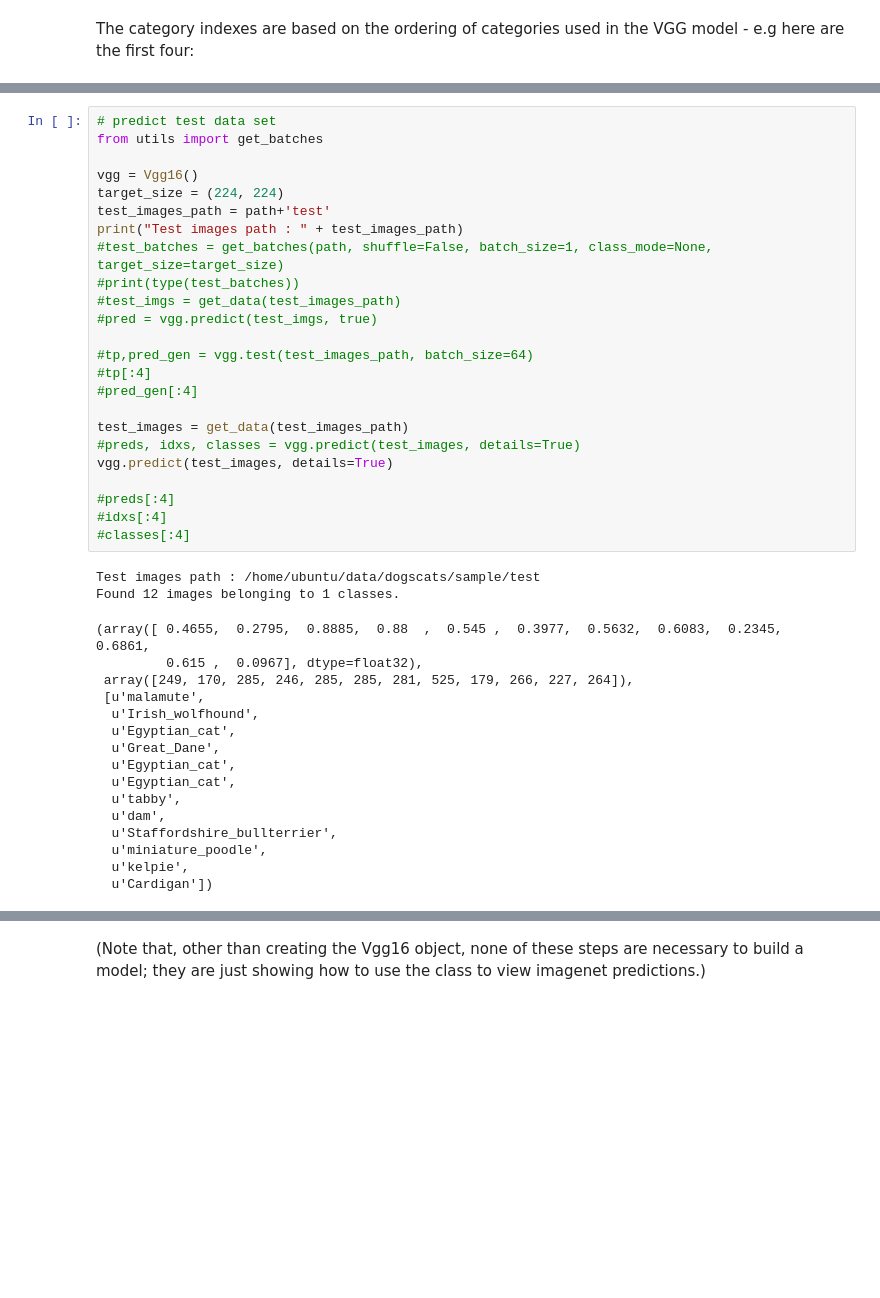
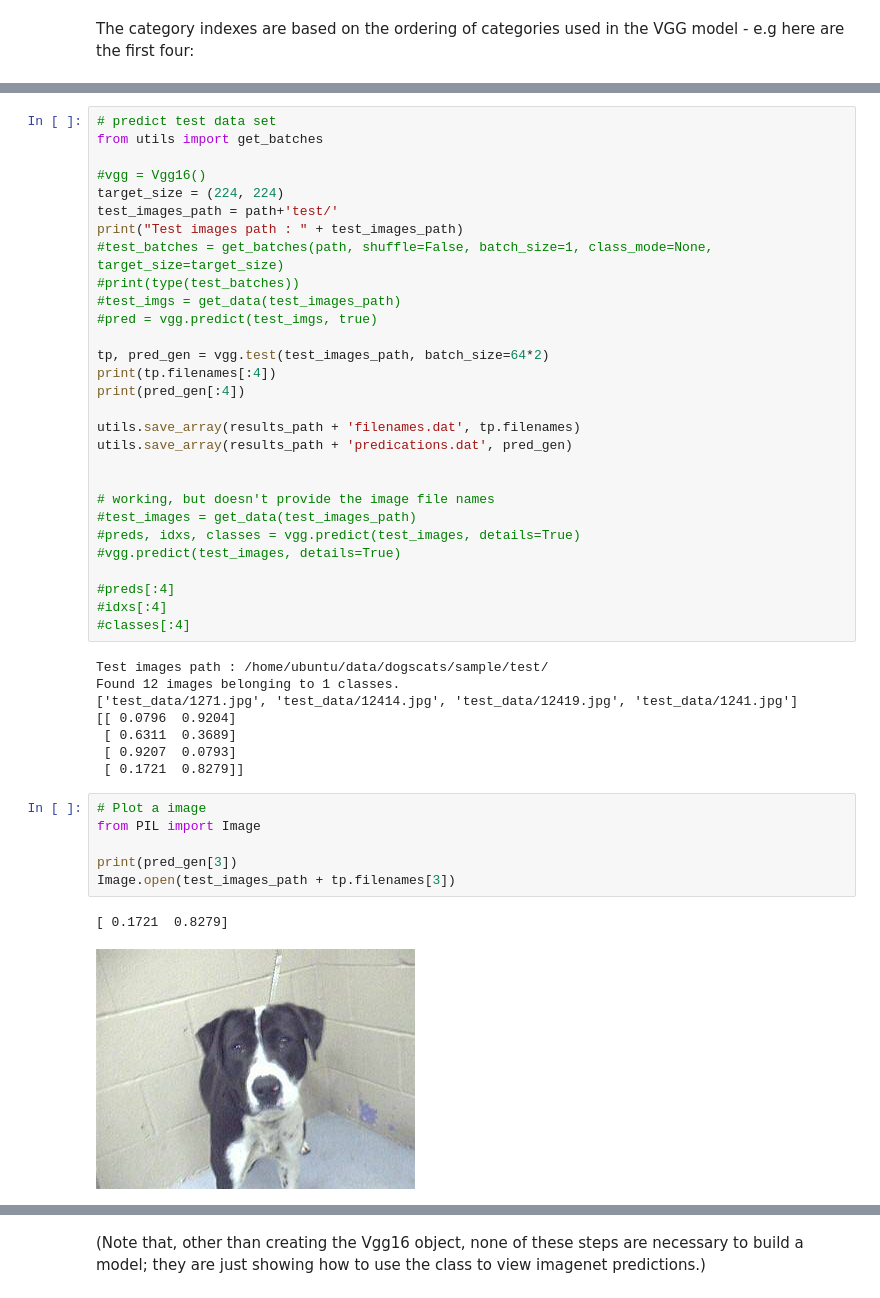
Before and after one commit to synaplasticity/DL, a Jupyter notebook: deeplearning1/nbs/catsVsdogs_CNN.ipynb, the cells around one changed output, grey strips where cells are left out. Saved outputs shown, nothing was run; the diff lists cells and outputs as text; blank space fills up the shorter version.

Commit message:
Created version for submission using sample data

```diff
--- a/deeplearning1/nbs/catsVsdogs_CNN.ipynb
+++ b/deeplearning1/nbs/catsVsdogs_CNN.ipynb
@@ -124,41 +122,45 @@ vgg.classes[:4]
 # predict test data set
 from utils import get_batches
 
-vgg = Vgg16()
+#vgg = Vgg16()
 target_size = (224, 224)
-test_images_path = path+'test'
+test_images_path = path+'test/'
 print("Test images path : " + test_images_path)
 #test_batches = get_batches(path, shuffle=False, batch_size=1, class_mode=None, target_size=target_size)
 #print(type(test_batches))
 #test_imgs = get_data(test_images_path)
 #pred = vgg.predict(test_imgs, true)
 
-#tp,pred_gen = vgg.test(test_images_path, batch_size=64)
-#tp[:4]
-#pred_gen[:4]
+tp, pred_gen = vgg.test(test_images_path, batch_size=64*2)
+print(tp.filenames[:4])
+print(pred_gen[:4])
 
-test_images = get_data(test_images_path)
+utils.save_array(results_path + 'filenames.dat', tp.filenames)
+utils.save_array(results_path + 'predications.dat', pred_gen)
+
+
+# working, but doesn't provide the image file names
+#test_images = get_data(test_images_path)
 #preds, idxs, classes = vgg.predict(test_images, details=True)
-vgg.predict(test_images, details=True)
+#vgg.predict(test_images, details=True)
 
 #preds[:4]
 #idxs[:4]
 #classes[:4]
 # %% [output]
-Test images path : /home/ubuntu/data/dogscats/sample/test
+Test images path : /home/ubuntu/data/dogscats/sample/test/
 Found 12 images belonging to 1 classes.
+['test_data/1271.jpg', 'test_data/12414.jpg', 'test_data/12419.jpg', 'test_data/1241.jpg']
+[[ 0.0796  0.9204]
+ [ 0.6311  0.3689]
+ [ 0.9207  0.0793]
+ [ 0.1721  0.8279]]
-(array([ 0.4655,  0.2795,  0.8885,  0.88  ,  0.545 ,  0.3977,  0.5632,  0.6083,  0.2345,  0.6861,
-         0.615 ,  0.0967], dtype=float32),
- array([249, 170, 285, 246, 285, 285, 281, 525, 179, 266, 227, 264]),
- [u'malamute',
-  u'Irish_wolfhound',
-  u'Egyptian_cat',
-  u'Great_Dane',
-  u'Egyptian_cat',
-  u'Egyptian_cat',
-  u'tabby',
-  u'dam',
-  u'Staffordshire_bullterrier',
-  u'miniature_poodle',
-  u'kelpie',
-  u'Cardigan'])
+# %%
+# Plot a image
+from PIL import Image
+
+print(pred_gen[3])
+Image.open(test_images_path + tp.filenames[3])
+# %% [output]
+[ 0.1721  0.8279]
+[figure, added]
```
Also changed, not shown: parts of 11 cells of this notebook.
